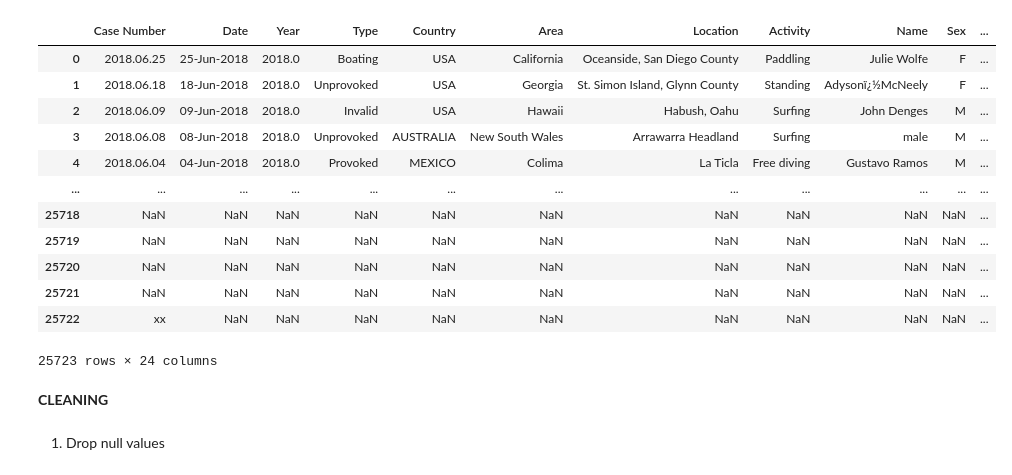
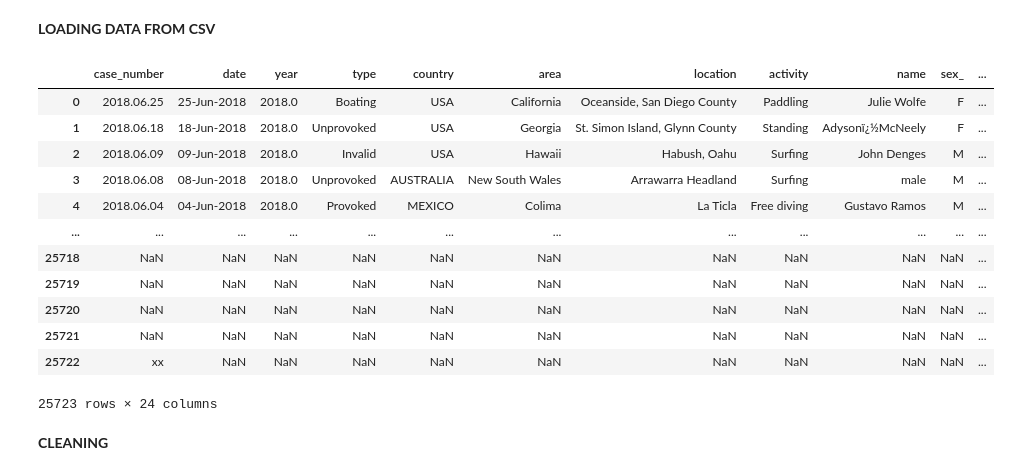
Before and after one commit to niniet98/PROJECT-I, a Jupyter notebook: src/cleaning.ipynb, the cells around one changed output. Drawn from its saved outputs; the diff is of its cells as text; code cells hidden in the pictures.

```diff
--- a/src/cleaning.ipynb
+++ b/src/cleaning.ipynb
@@ -3,9 +4,12 @@ import pandas as pd
+# %% [markdown]
+**LOADING DATA FROM CSV**
 # %%
 pd.set_option('display.max_columns', None)
 shark_attacks = pd.read_csv("../data/attacks.csv", encoding="latin1")
+shark_attacks.columns = [i.lower().replace(' ', '_') for i in shark_attacks.columns]
 shark_attacks
 # %% [output]
-|  | Case Number | Date | Year | Type | Country | Area | Location | Activity | Name | Sex | ... |
+|  | case_number | date | year | type | country | area | location | activity | name | sex_ | ... |
 | 0 | 2018.06.25 | 25-Jun-2018 | 2018.0 | Boating | USA | California | Oceanside, San Diego County | Paddling | Julie Wolfe | F | ... |
 | 1 | 2018.06.18 | 18-Jun-2018 | 2018.0 | Unprovoked | USA | Georgia | St. Simon Island, Glynn County | Standing | Adysonï¿½McNeely | F | ... |
 | 2 | 2018.06.09 | 09-Jun-2018 | 2018.0 | Invalid | USA | Hawaii | Habush, Oahu | Surfing | John Denges | M | ... |
@@ -20,5 +24,3 @@ shark_attacks
 25723 rows × 24 columns
 # %% [markdown]
 **CLEANING**
-# %% [markdown]
-1. Drop null values
```
Also changed, not shown: parts of 34 cells of this notebook, 2 other files.
